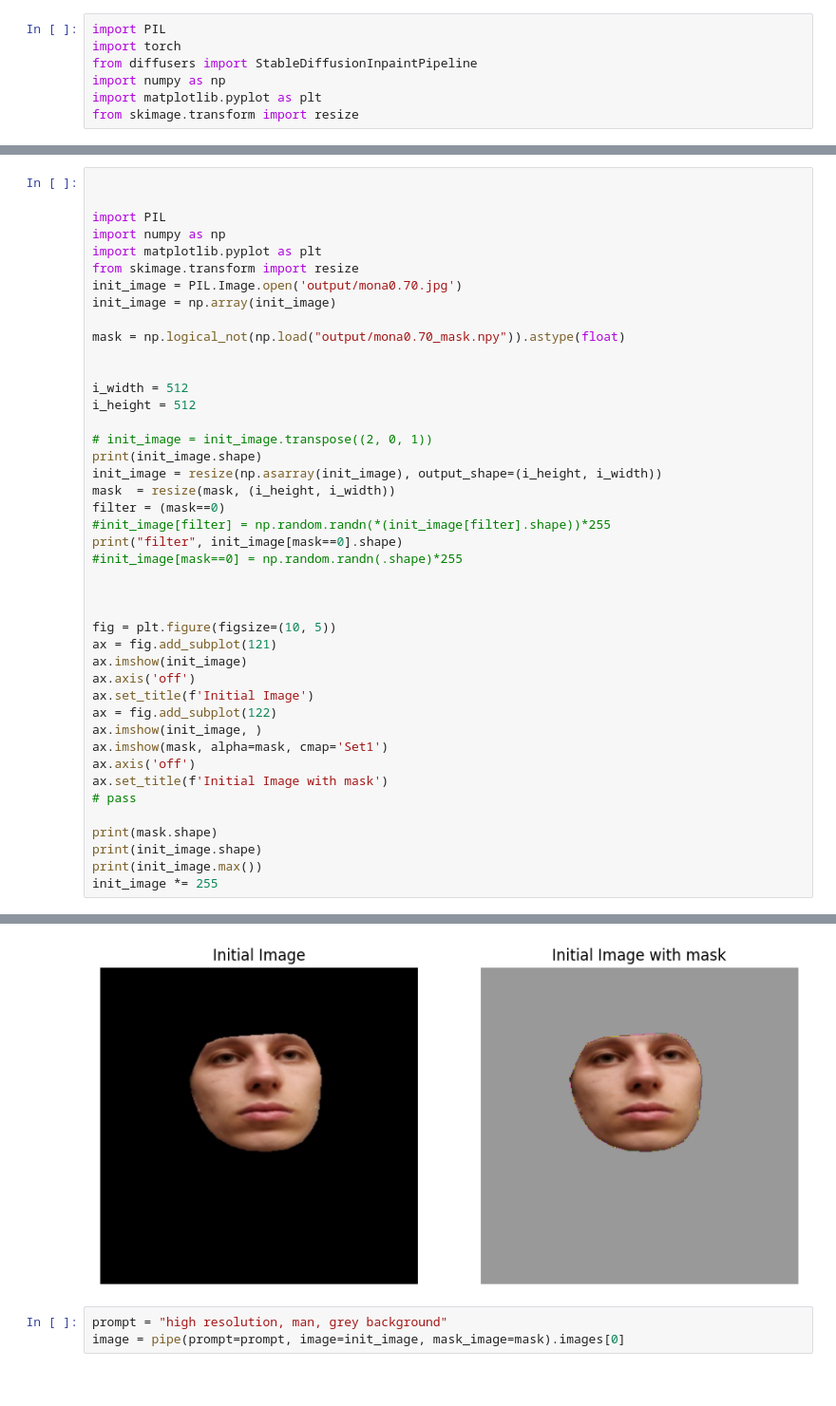
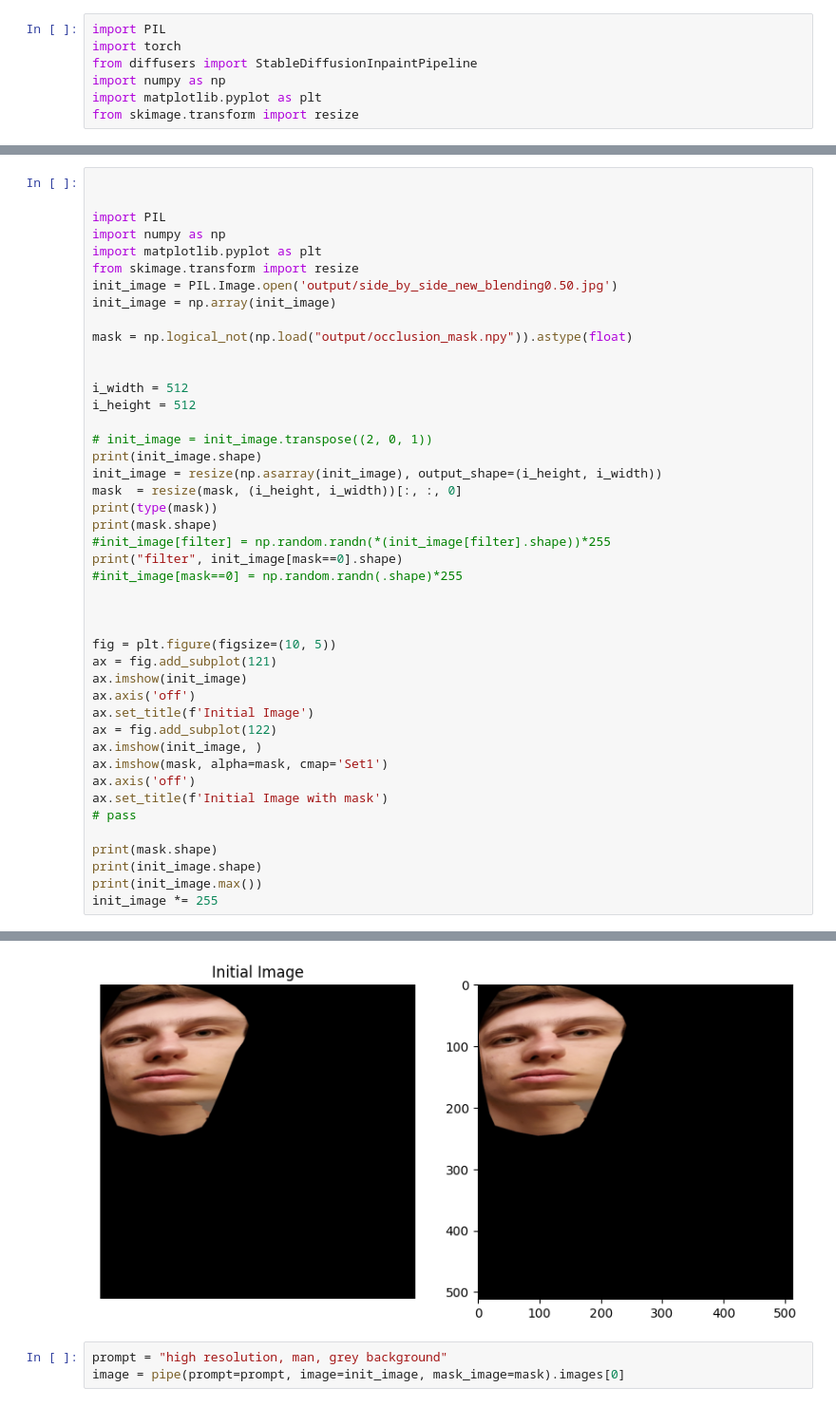
Before and after one commit to gravlaks/View_Morphing, a Jupyter notebook: run_stable_diffusion.ipynb, the cells around one changed output, grey strips where cells are left out. Shown at 95% size. Drawn from its saved outputs; the diff is of its cells as text; blank space fills up the shorter version.

Commit message:
new mask

```diff
--- a/run_stable_diffusion.ipynb
+++ b/run_stable_diffusion.ipynb
@@ -24,10 +24,10 @@ import PIL
 import numpy as np
 import matplotlib.pyplot as plt
 from skimage.transform import resize
-init_image = PIL.Image.open('output/mona0.70.jpg')
+init_image = PIL.Image.open('output/side_by_side_new_blending0.50.jpg')
 init_image = np.array(init_image)
 
-mask = np.logical_not(np.load("output/mona0.70_mask.npy")).astype(float)
+mask = np.logical_not(np.load("output/occlusion_mask.npy")).astype(float)
 
 
 i_width = 512
@@ -36,8 +36,9 @@ i_height = 512
 # init_image = init_image.transpose((2, 0, 1))
 print(init_image.shape)
 init_image = resize(np.asarray(init_image), output_shape=(i_height, i_width))
-mask  = resize(mask, (i_height, i_width))
-filter = (mask==0)
+mask  = resize(mask, (i_height, i_width))[:, :, 0]
+print(type(mask))
+print(mask.shape)
 #init_image[filter] = np.random.randn(*(init_image[filter].shape))*255
 print("filter", init_image[mask==0].shape)
 #init_image[mask==0] = np.random.randn(.shape)*255
@@ -69,4 +70,4 @@ filter (32755, 3)
-[figure, old version]
+[figure, new version]
 # %%
 prompt = "high resolution, man, grey background"
 image = pipe(prompt=prompt, image=init_image, mask_image=mask).images[0]
```
Also changed, not shown: parts of 1 cell of this notebook.
